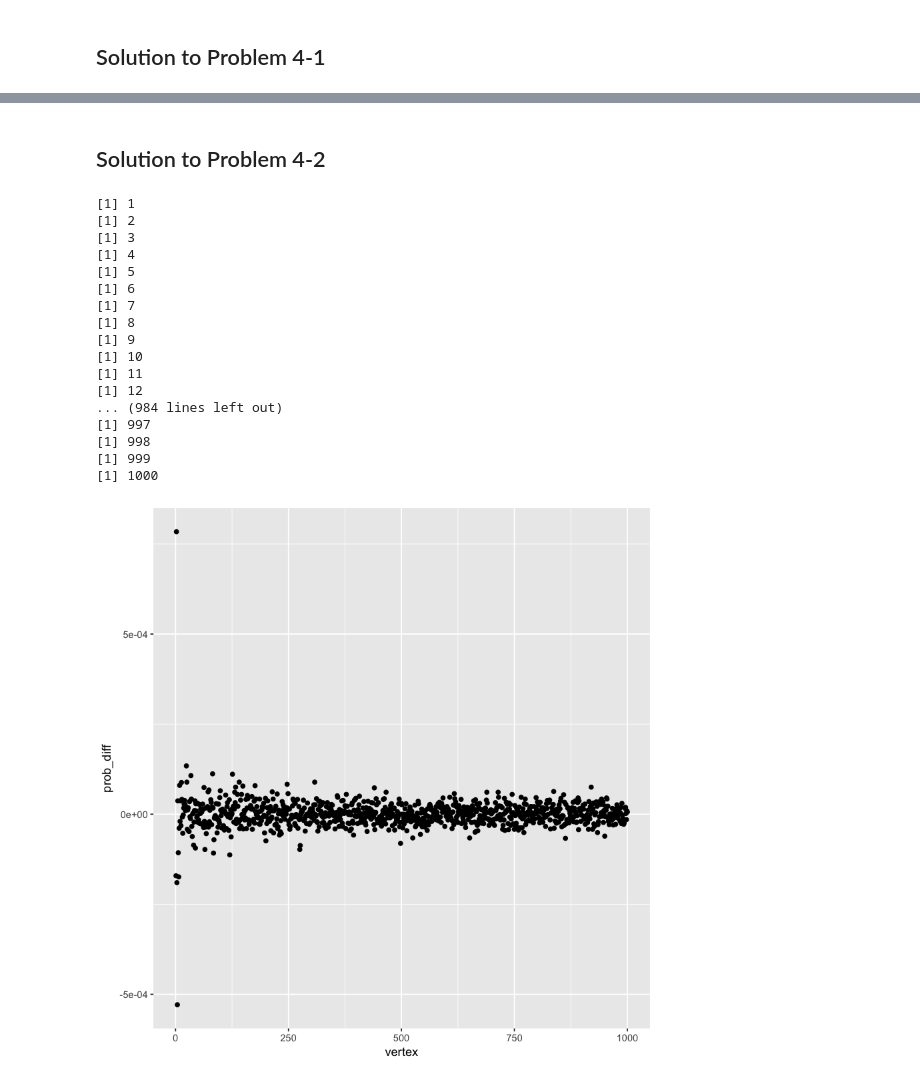
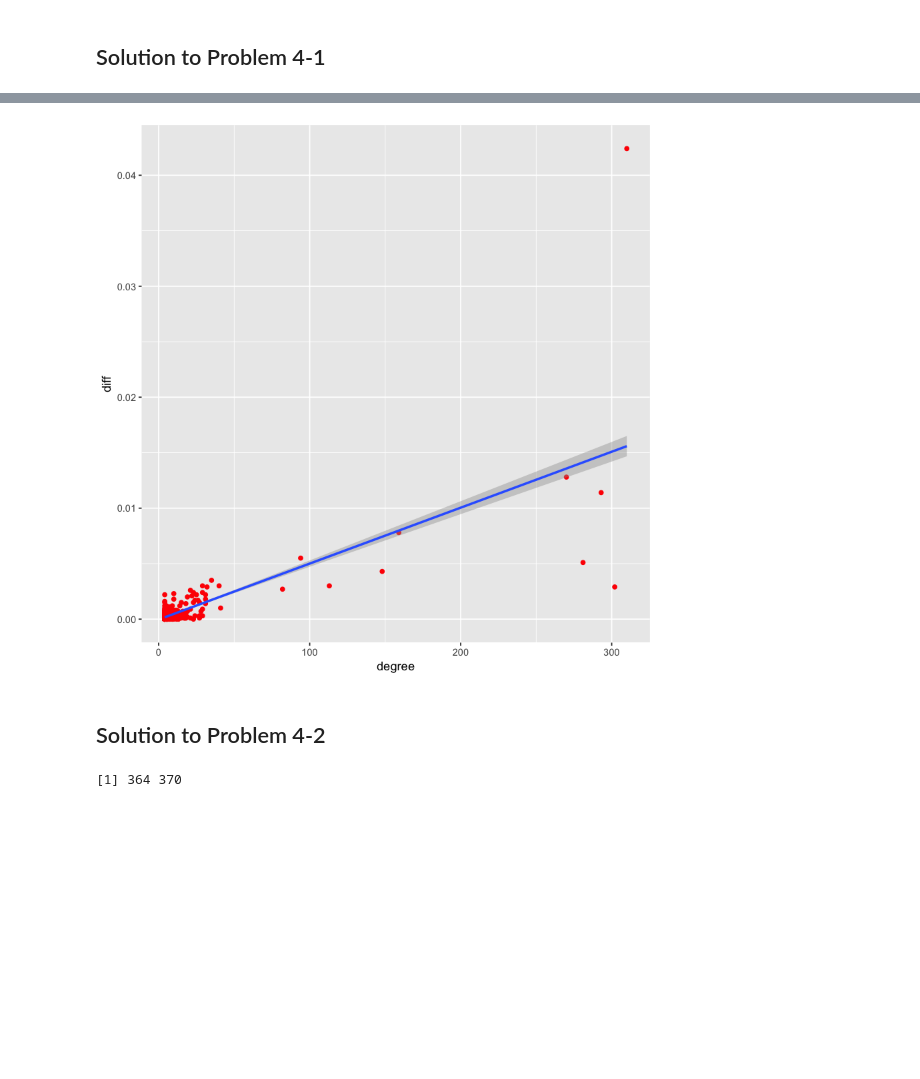
Before and after one commit to WuseFangtang/EE232E-1, a Jupyter notebook: project1/Problem 2-34.ipynb, the cells around one changed output, grey strips where cells are left out. Drawn from its saved outputs; the diff is of its cells as text; code cells hidden in the pictures; blank space fills up the shorter version.

```diff
--- a/project1/Problem 2-34.ipynb
+++ b/project1/Problem 2-34.ipynb
@@ -332,0 +276,3 @@ p
+# %%
+diff_pr_norm_per <- merge(diff_pr_norm_per, degree_df, by="vertex")
+diff_pr_norm_per$prob_diff <- abs(diff_pr_norm_per$prob_diff)
@@ -333,2 +292,10 @@ p
+# %%
+p <- ggplot(diff_pr_norm_per, aes(x=degree,y=prob_diff)) + geom_point(color='red');
+p <- p + labs(x="degree", y="diff");
+#p <- p + scale_x_continuous(trans='log2') + scale_y_continuous(trans='log2');
+p <- p + geom_smooth(method=lm);
+p
+# %% [output]
+[figure, added]
 # %% [markdown]
 ## Solution to Problem 4-2
@@ -339 +302,8 @@ v_list <- c(v1, v2);
+# %%
+v1 <- order(diff_pr_norm_per$df_2)[length(diff_pr_norm_per$df_2)/2];
+v2 <- order(diff_pr_norm_per$df_2)[length(diff_pr_norm_per$df_2)/2+1];
+v_list <- c(v1, v2);
+v_list
+# %% [output]
+[1] 364 370
 # %%
@@ -394,39 +361,3 @@ calc_tele_personized_mod = function(graph, num_step, num_exp, alpha, prop=1, v_l
 
   return(prob_vertex_df)
 }
-# %%
-new_pr <- calc_tele_personized_mod(g, num_step=1000, num_exp=1000,
-                                   alpha=norm_rank_df, prop=0.5, v_list=v_list);
-
-diff_pr = function(df1, df2){
-  df_merged <- merge(df1, df2, by="vertex");
-  diff <- df_merged$probablity.x - df_merged$probablity.y;
-  df_merged <- data.frame(df_merged, "diff" = diff);
-  names(df_merged) <- c("vertex","df_1","df_2","prob_diff");
-  return(df_merged);
-}
-
-diff_newpr_newdf <- diff_pr(new_pr, personized_rk_df);
-diff_newpr_newdf$vertex <- as.numeric(diff_newpr_newdf$vertex);
-
-p <- ggplot(diff_newpr_newdf, aes(x=vertex,y=prob_diff)) + geom_point()
-p
-# %% [output]
-[1] 1
-[1] 2
-[1] 3
-[1] 4
-[1] 5
-[1] 6
-[1] 7
-[1] 8
-[1] 9
-[1] 10
-[1] 11
-[1] 12
-... (984 lines left out)
-[1] 997
-[1] 998
-[1] 999
-[1] 1000
-[figure, removed]
```
Also changed, not shown: parts of 24 cells of this notebook.
